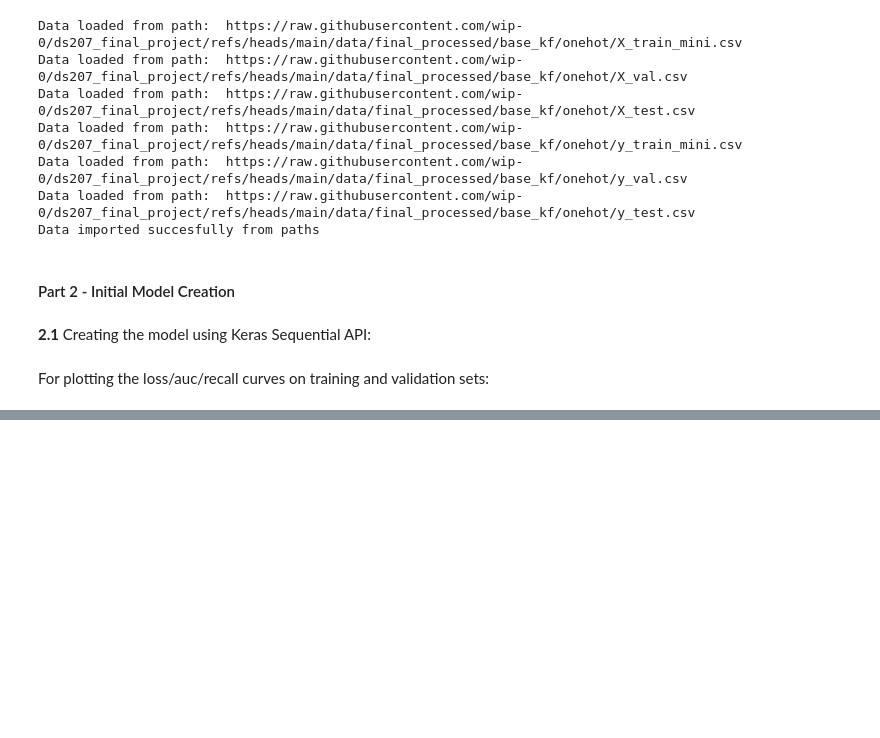
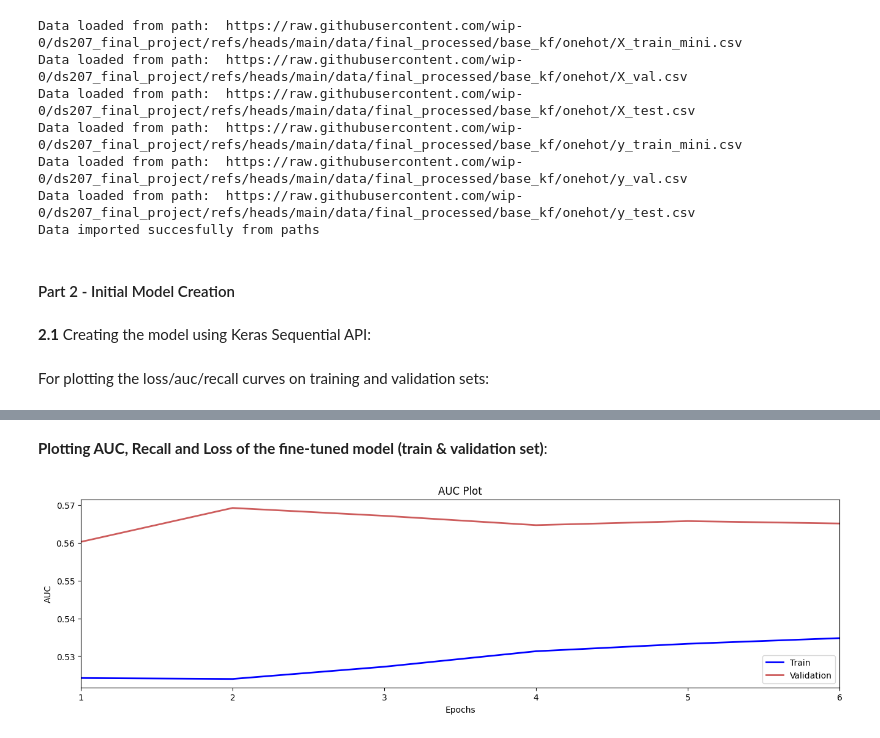
Before and after one commit to wip-0/ds207_final_project, a Jupyter notebook: notebook/DNNv1/dnnv1_vts.ipynb, the cells around one changed output, grey strips where cells are left out. Drawn from its saved outputs; the diff is of its cells as text; code cells hidden in the pictures; blank space fills up the shorter version.

Commit message:
update: enhance `dnnv1_vts.ipynb` notebook with Google Colab support, data loading updates, and training adjustments

```diff
--- a/notebook/DNNv1/dnnv1_vts.ipynb
+++ b/notebook/DNNv1/dnnv1_vts.ipynb
@@ -229,0 +436,12 @@ plot_model_report(history= init_history.history, kind= 'loss')
+# %%
+study = optuna.create_study(
+    study_name="dnn_v1_optuna",
+    direction='maximize',
+    storage= f"sqlite:///{export_dir / 'optuna_study.db'}",
+    load_if_exists= True,
+)
+# load existing study if exists (do not run it again)
+if load_existing_study == False:
+    study.optimize(objective_fn, n_trials= 15)
+
+print(study.best_params)
@@ -229,0 +674,6 @@ plot_model_report(history= init_history.history, kind= 'loss')
+# %%
+model_finetuned, history_fine_tuned = build_model_fine_tuned(input_dim= None,
+                                                             best_parameters = study.best_params,
+                                                             fit_model = True,
+                                                             epochs= 10,
+                                                             verbose= 1)
@@ -229,0 +693,6 @@ plot_model_report(history= init_history.history, kind= 'loss')
+# %% [markdown]
+**Plotting AUC, Recall and Loss of the fine-tuned model (train & validation set)**:
+# %%
+plot_model_report(history= history_fine_tuned.history, kind= 'auc')
+# %% [output]
+[figure, added]
```
Also changed, not shown: parts of 33 cells of this notebook, 1 other file.
